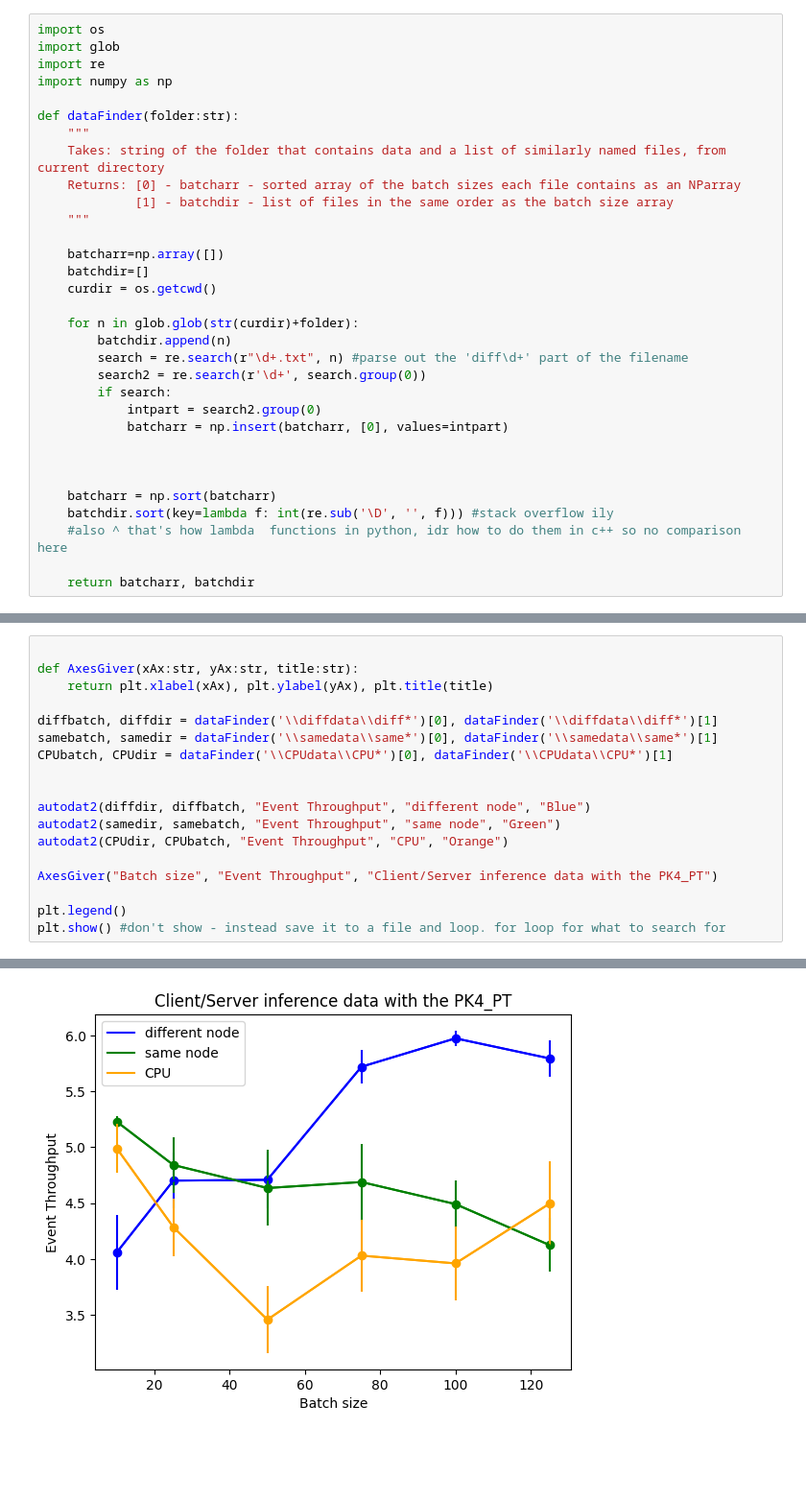
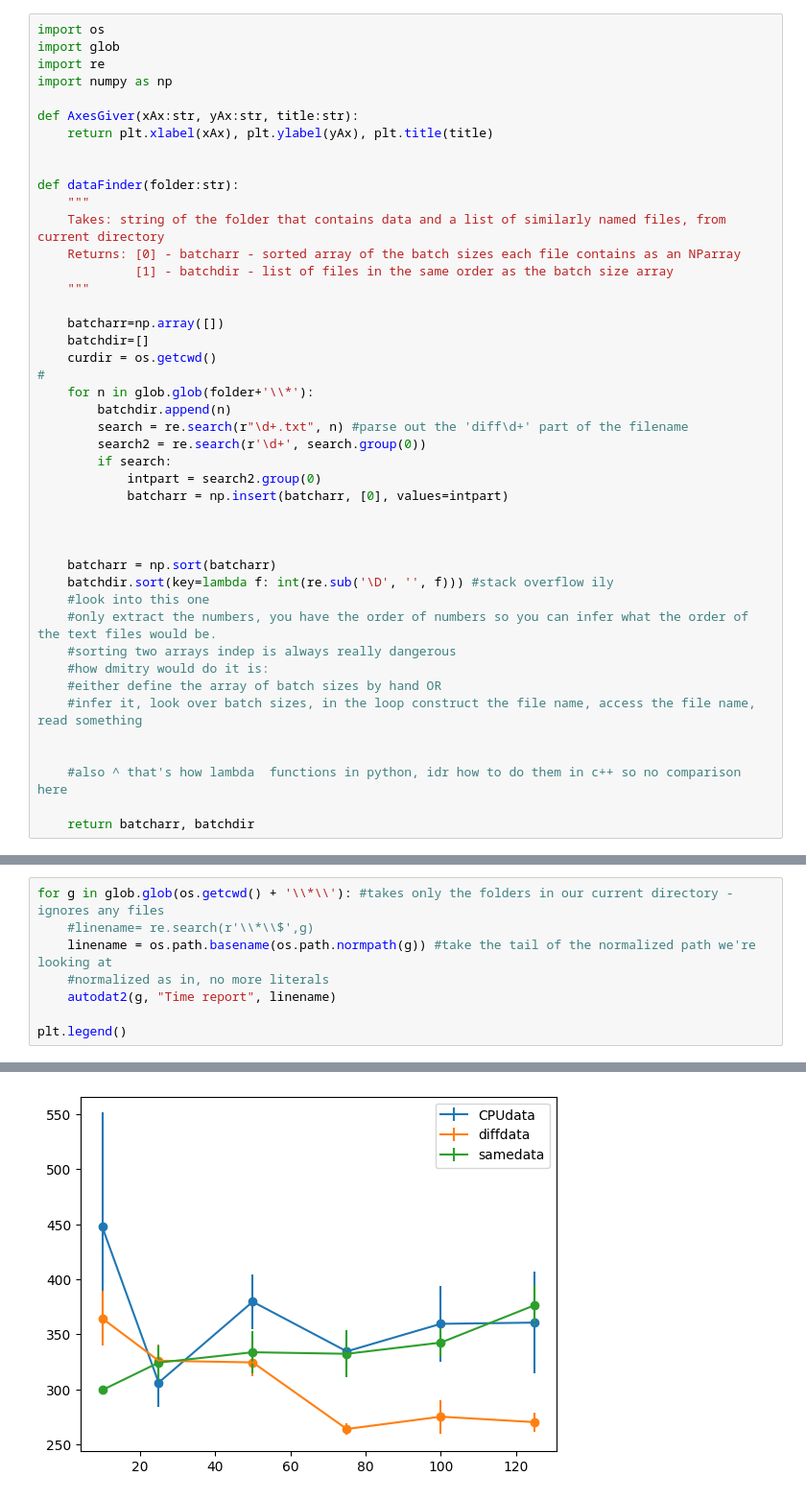
Before and after one commit to hdgreen14/uscms-purdue-sw, a Jupyter notebook: nodegraphs/graph(1).ipynb, the cells around one changed output, grey strips where cells are left out. Shown: that part at 96% size. Saved outputs shown, nothing was run; the diff lists cells and outputs as text; blank space fills up the shorter version.

```diff
--- a/nodegraphs/graph(1).ipynb
+++ b/nodegraphs/graph(1).ipynb
@@ -47,6 +3,10 @@ import os
 import glob
 import re
 import numpy as np
+
+def AxesGiver(xAx:str, yAx:str, title:str):
+    return plt.xlabel(xAx), plt.ylabel(yAx), plt.title(title)
+
 
 def dataFinder(folder:str):
     """
@@ -58,8 +18,8 @@ def dataFinder(folder:str):
     batcharr=np.array([])
     batchdir=[]
     curdir = os.getcwd()
-
-    for n in glob.glob(str(curdir)+folder):
+#
+    for n in glob.glob(folder+'\\*'):
         batchdir.append(n)
         search = re.search(r"\d+.txt", n) #parse out the 'diff\d+' part of the filename
         search2 = re.search(r'\d+', search.group(0))
@@ -71,6 +31,14 @@ def dataFinder(folder:str):
 
     batcharr = np.sort(batcharr)
     batchdir.sort(key=lambda f: int(re.sub('\D', '', f))) #stack overflow ily
+    #look into this one
+    #only extract the numbers, you have the order of numbers so you can infer what the order of the text files would be.
+    #sorting two arrays indep is always really dangerous
+    #how dmitry would do it is:
+    #either define the array of batch sizes by hand OR
+    #infer it, look over batch sizes, in the loop construct the file name, access the file name, read something
+
+
     #also ^ that's how lambda  functions in python, idr how to do them in c++ so no comparison here
 
     return batcharr, batchdir
@@ -77,19 +111,9 @@ def dataFinder(folder:str):
 # %%
-
-def AxesGiver(xAx:str, yAx:str, title:str):
-    return plt.xlabel(xAx), plt.ylabel(yAx), plt.title(title)
-
-diffbatch, diffdir = dataFinder('\\diffdata\\diff*')[0], dataFinder('\\diffdata\\diff*')[1]
-samebatch, samedir = dataFinder('\\samedata\\same*')[0], dataFinder('\\samedata\\same*')[1]
-CPUbatch, CPUdir = dataFinder('\\CPUdata\\CPU*')[0], dataFinder('\\CPUdata\\CPU*')[1]
-
-
-autodat2(diffdir, diffbatch, "Event Throughput", "different node", "Blue")
-autodat2(samedir, samebatch, "Event Throughput", "same node", "Green")
-autodat2(CPUdir, CPUbatch, "Event Throughput", "CPU", "Orange")
-
-AxesGiver("Batch size", "Event Throughput", "Client/Server inference data with the PK4_PT")
+for g in glob.glob(os.getcwd() + '\\*\\'): #takes only the folders in our current directory - ignores any files
+    #linename= re.search(r'\\*\\$',g)
+    linename = os.path.basename(os.path.normpath(g)) #take the tail of the normalized path we're looking at
+    #normalized as in, no more literals
+    autodat2(g, "Time report", linename)
 
 plt.legend()
-plt.show() #don't show - instead save it to a file and loop. for loop for what to search for
 # %% [output]
@@ -96 +121 @@ plt.show() #don't show - instead save it to a file and loop. for loop for what t
-[figure, old version]
+[figure, new version]
```
Also changed, not shown: parts of 8 cells of this notebook, 5 other files.
